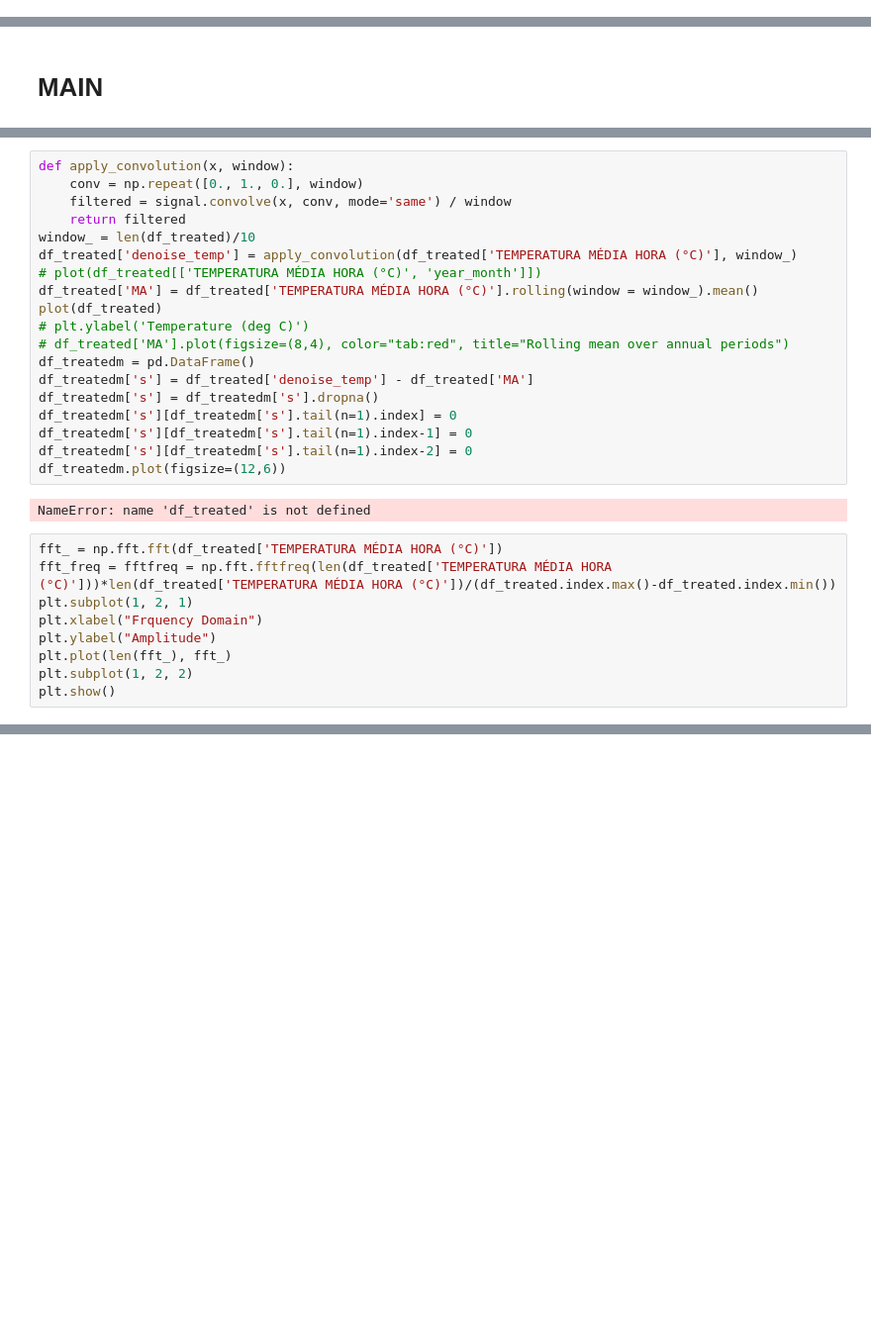
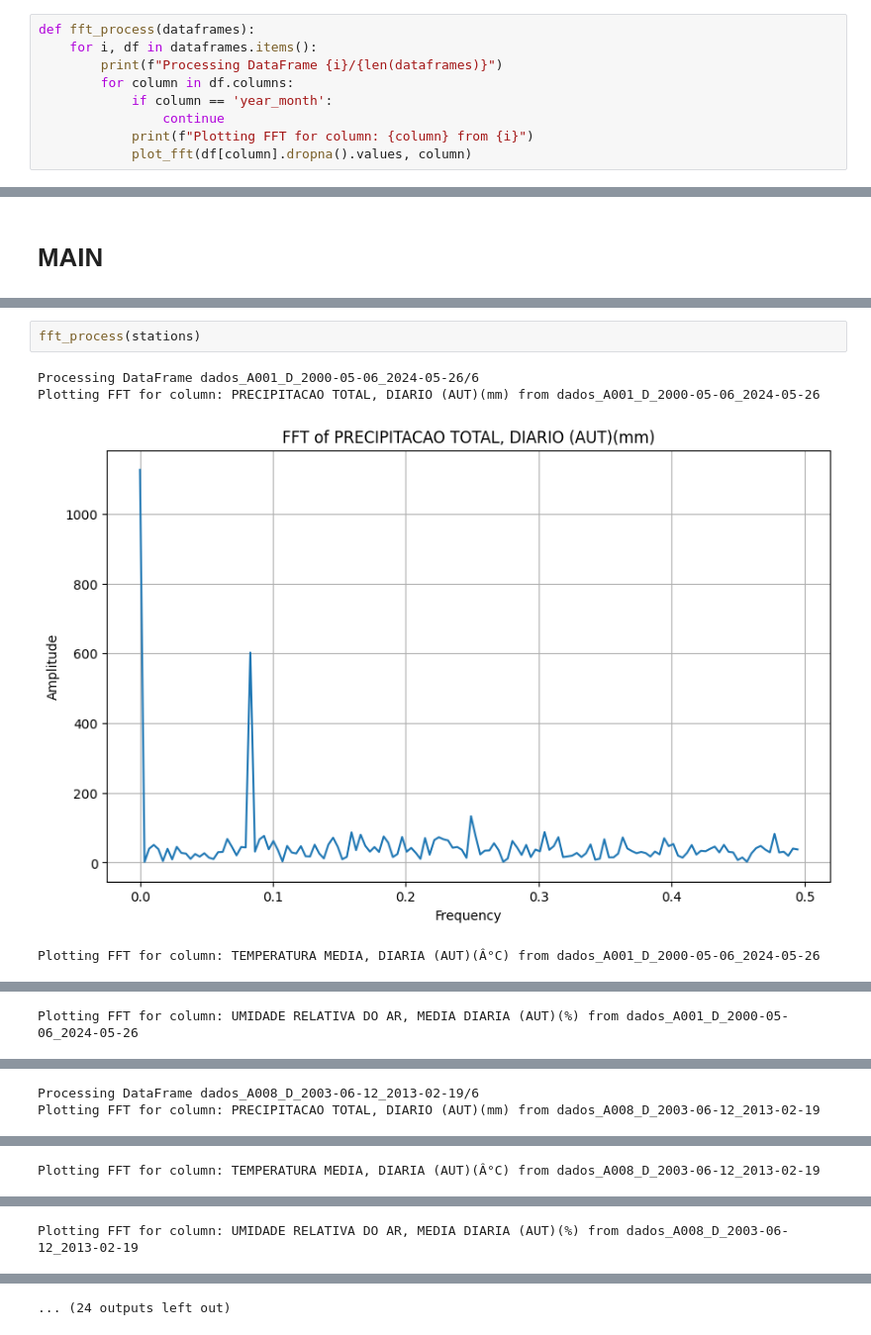
Before and after one commit to lcstei/fourrier-analysis-of-weather-data, a Jupyter notebook: src/main.ipynb, the cells around one changed output, grey strips where cells are left out. Shown at 99% size. Cells and saved outputs as stored; diff of their text form; blank space fills up the shorter version.

```diff
--- a/src/main.ipynb
+++ b/src/main.ipynb
@@ -58,0 +78,9 @@ def plot(df: object) -> None:
+# %%
+def fft_process(dataframes):
+    for i, df in dataframes.items():
+        print(f"Processing DataFrame {i}/{len(dataframes)}")
+        for column in df.columns:
+            if column == 'year_month':
+                continue
+            print(f"Plotting FFT for column: {column} from {i}")
+            plot_fft(df[column].dropna().values, column)
@@ -79,30 +120,7 @@ for i in range(len(stations)):
-# %%
-def apply_convolution(x, window):
-    conv = np.repeat([0., 1., 0.], window)
-    filtered = signal.convolve(x, conv, mode='same') / window
-    return filtered
-window_ = len(df_treated)/10
-df_treated['denoise_temp'] = apply_convolution(df_treated['TEMPERATURA MÉDIA HORA (°C)'], window_)
-# plot(df_treated[['TEMPERATURA MÉDIA HORA (°C)', 'year_month']])
-df_treated['MA'] = df_treated['TEMPERATURA MÉDIA HORA (°C)'].rolling(window = window_).mean()
-plot(df_treated)
-# plt.ylabel('Temperature (deg C)')
-# df_treated['MA'].plot(figsize=(8,4), color="tab:red", title="Rolling mean over annual periods")
-df_treatedm = pd.DataFrame()
-df_treatedm['s'] = df_treated['denoise_temp'] - df_treated['MA']
-df_treatedm['s'] = df_treatedm['s'].dropna()
-df_treatedm['s'][df_treatedm['s'].tail(n=1).index] = 0
-df_treatedm['s'][df_treatedm['s'].tail(n=1).index-1] = 0
-df_treatedm['s'][df_treatedm['s'].tail(n=1).index-2] = 0
-df_treatedm.plot(figsize=(12,6))
-# %% [output]
-NameError: name 'df_treated' is not defined
-# %%
-fft_ = np.fft.fft(df_treated['TEMPERATURA MÉDIA HORA (°C)'])
-fft_freq = fftfreq = np.fft.fftfreq(len(df_treated['TEMPERATURA MÉDIA HORA (°C)']))*len(df_treated['TEMPERATURA MÉDIA HORA (°C)'])/(df_treated.index.max()-df_treated.index.min())
-plt.subplot(1, 2, 1)
-plt.xlabel("Frquency Domain")
-plt.ylabel("Amplitude")
-plt.plot(len(fft_), fft_)
-plt.subplot(1, 2, 2)
-plt.show()
+# %%
+fft_process(stations)
+# %% [output]
+Processing DataFrame dados_A001_D_2000-05-06_2024-05-26/6
+Plotting FFT for column: PRECIPITACAO TOTAL, DIARIO (AUT)(mm) from dados_A001_D_2000-05-06_2024-05-26
+[figure, added]
+Plotting FFT for column: TEMPERATURA MEDIA, DIARIA (AUT)(Â°C) from dados_A001_D_2000-05-06_2024-05-26
@@ -108,0 +128 @@ plt.show()
+Plotting FFT for column: UMIDADE RELATIVA DO AR, MEDIA DIARIA (AUT)(%) from dados_A001_D_2000-05-06_2024-05-26
@@ -108,0 +130,2 @@ plt.show()
+Processing DataFrame dados_A008_D_2003-06-12_2013-02-19/6
+Plotting FFT for column: PRECIPITACAO TOTAL, DIARIO (AUT)(mm) from dados_A008_D_2003-06-12_2013-02-19
@@ -108,0 +133 @@ plt.show()
+Plotting FFT for column: TEMPERATURA MEDIA, DIARIA (AUT)(Â°C) from dados_A008_D_2003-06-12_2013-02-19
@@ -108,0 +135 @@ plt.show()
+Plotting FFT for column: UMIDADE RELATIVA DO AR, MEDIA DIARIA (AUT)(%) from dados_A008_D_2003-06-12_2013-02-19
@@ -108,0 +137 @@ plt.show()
+... (24 outputs left out)
```
Also changed, not shown: parts of 5 cells of this notebook.
